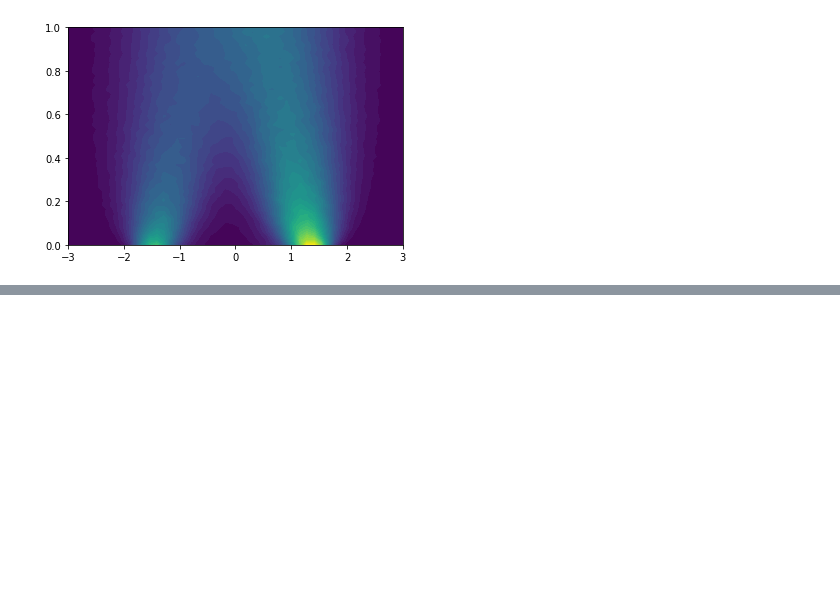
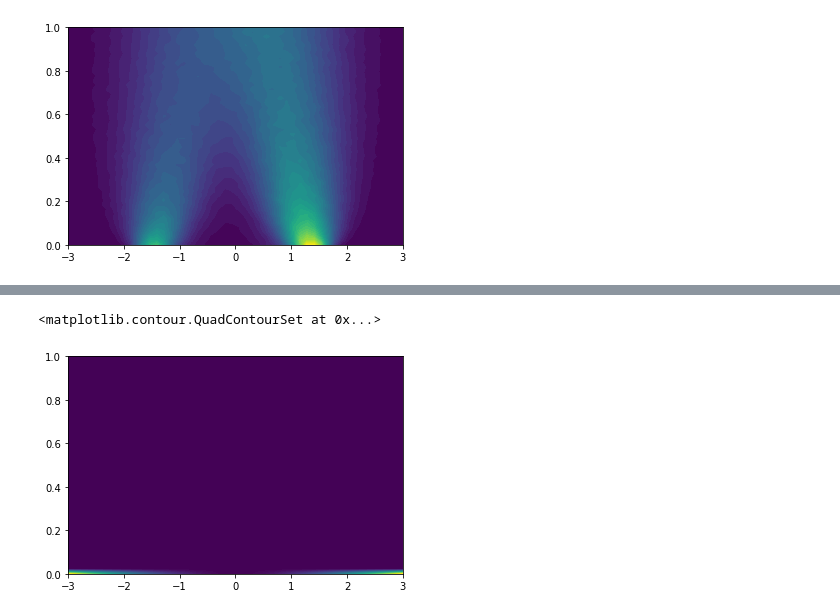
Before and after one commit to MaaikeG/diff_model_test, a Jupyter notebook: double_well.ipynb, the cells around one changed output, grey strips where cells are left out. Saved outputs shown, nothing was run; the diff lists cells and outputs as text; code cells hidden in the pictures; blank space fills up the shorter version.

```diff
--- a/double_well.ipynb
+++ b/double_well.ipynb
@@ -140,0 +120,6 @@ im2 = ax2.contourf(X.cpu(), Y.cpu(), post_training_out.cpu(), levels=50)
+# %%
+x_0 = torch.zeros_like(X).view(-1, 1)
+plt.contourf(X.cpu(), Y.cpu(), sde.energy(x_0, x_t=X.view(-1,1), t=Y.view(-1,1)).view(50,50).cpu(), levels=100)
+# %% [output]
+<matplotlib.contour.QuadContourSet at 0x...>
+[figure, added]
```
Also changed, not shown: parts of 7 cells of this notebook, 3 other files.
